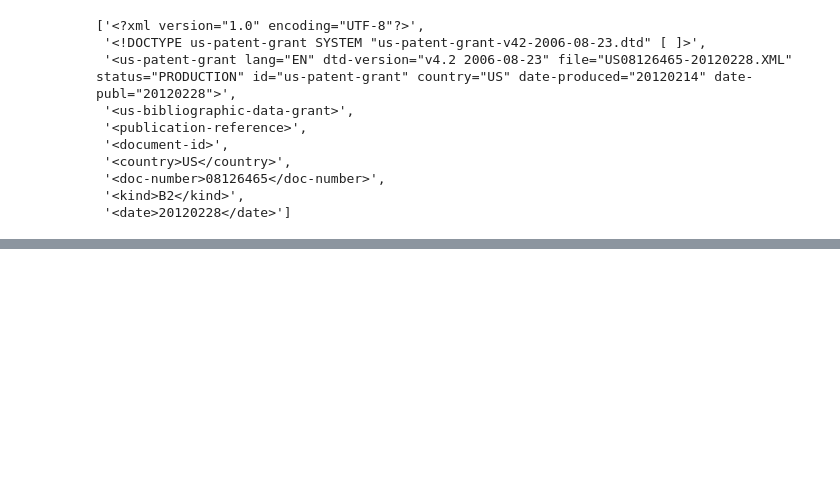
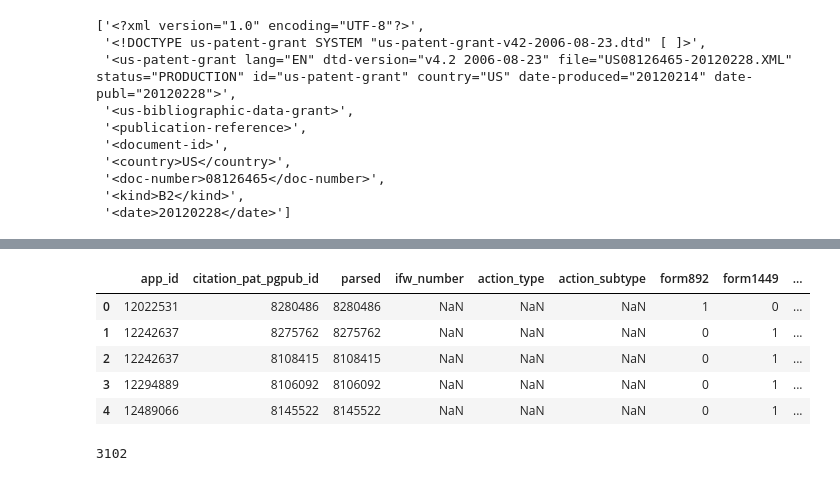
Before and after one commit to yoheikikuta/US-patent-analysis, a Jupyter notebook: notebook/data_collection.ipynb, the cells around one changed output, grey strips where cells are left out. Cells and saved outputs as stored; diff of their text form; code cells hidden in the pictures; blank space fills up the shorter version.

```diff
--- a/notebook/data_collection.ipynb
+++ b/notebook/data_collection.ipynb
@@ -1535,0 +570,14 @@ KeyboardInterrupt:
+# %%
+citations_2012_2017.head()
+# %% [output]
+|  | app_id | citation_pat_pgpub_id | parsed | ifw_number | action_type | action_subtype | form892 | form1449 | ... |
+| 0 | 12022531 | 8280486 | 8280486 | NaN | NaN | NaN | 1 | 0 | ... |
+| 1 | 12242637 | 8275762 | 8275762 | NaN | NaN | NaN | 0 | 1 | ... |
+| 2 | 12242637 | 8108415 | 8108415 | NaN | NaN | NaN | 0 | 1 | ... |
+| 3 | 12294889 | 8106092 | 8106092 | NaN | NaN | NaN | 0 | 1 | ... |
+| 4 | 12489066 | 8145522 | 8145522 | NaN | NaN | NaN | 0 | 1 | ... |
+# %%
+app_id_set = set(citations_2012_2017["app_id"].astype("int"))
+len(app_id_set)
+# %% [output]
+3102
```
Also changed, not shown: parts of 182 cells of this notebook.
